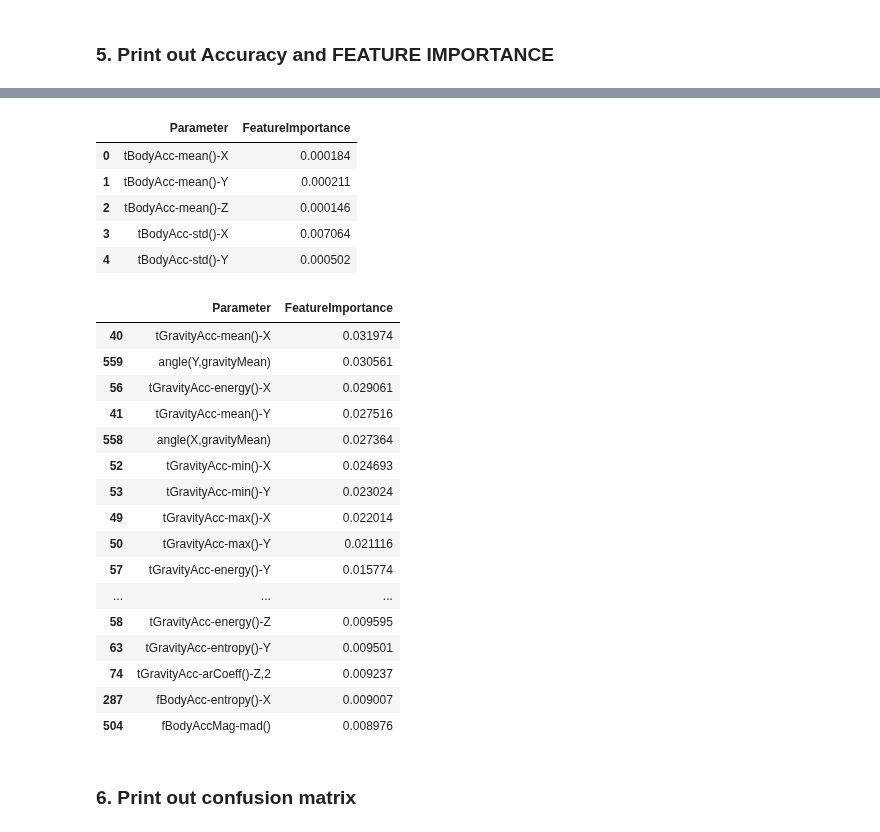
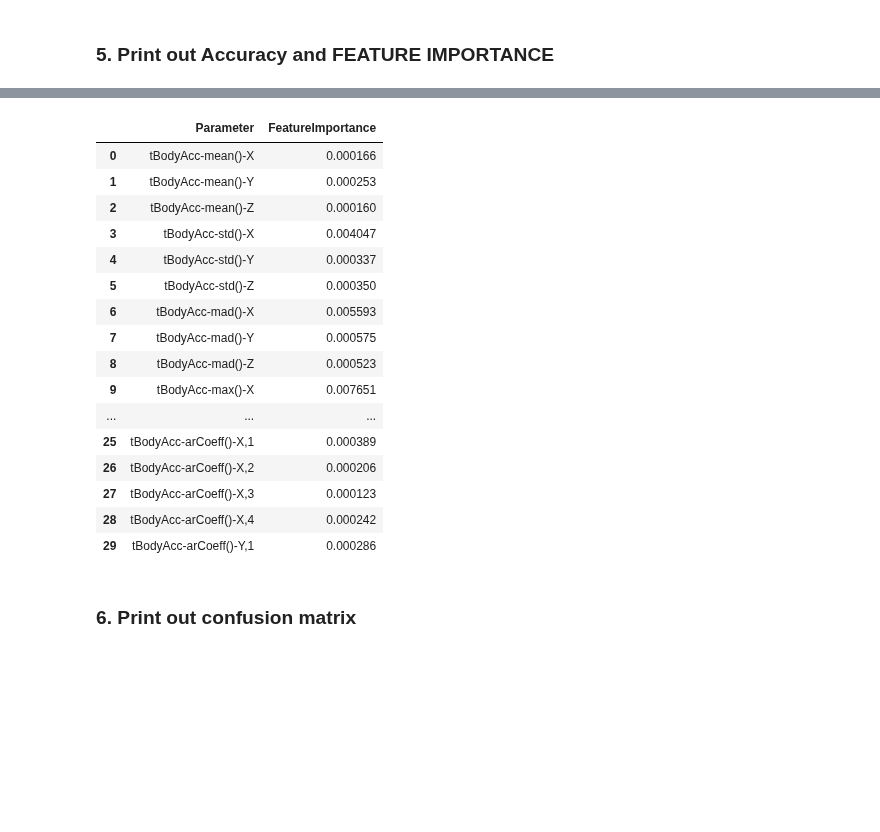
Before and after one commit to Ry3nG/SC1015-Project-Smartphone-Sensor-Privacy-Leak, a Jupyter notebook: RandomForest(Activities).ipynb, the cells around one changed output, grey strips where cells are left out. Drawn from its saved outputs; the diff is of its cells as text; code cells hidden in the pictures; blank space fills up the shorter version.

```diff
--- a/RandomForest(Activities).ipynb
+++ b/RandomForest(Activities).ipynb
@@ -99,38 +99,34 @@ Accuracy using Random forest with hyperparameter tuning :  0.9280624363759755
 # %%
 # print importance
 rf_Model = RandomForestClassifier(max_depth=50, n_estimators=157)
 rf_Model.fit(X_train, y_train)
 d = {'Parameter':X_train.columns,'FeatureImportance':rf_Model.feature_importances_}
 df_importance = pd.DataFrame(d)
-df_importance.head()
+df_importance.head(30)
 # %% [output]
 |  | Parameter | FeatureImportance |
-| 0 | tBodyAcc-mean()-X | 0.000184 |
-| 1 | tBodyAcc-mean()-Y | 0.000211 |
-| 2 | tBodyAcc-mean()-Z | 0.000146 |
-| 3 | tBodyAcc-std()-X | 0.007064 |
-| 4 | tBodyAcc-std()-Y | 0.000502 |
+| 0 | tBodyAcc-mean()-X | 0.000166 |
+| 1 | tBodyAcc-mean()-Y | 0.000253 |
+| 2 | tBodyAcc-mean()-Z | 0.000160 |
+| 3 | tBodyAcc-std()-X | 0.004047 |
+| 4 | tBodyAcc-std()-Y | 0.000337 |
+| 5 | tBodyAcc-std()-Z | 0.000350 |
+| 6 | tBodyAcc-mad()-X | 0.005593 |
+| 7 | tBodyAcc-mad()-Y | 0.000575 |
+| 8 | tBodyAcc-mad()-Z | 0.000523 |
+| 9 | tBodyAcc-max()-X | 0.007651 |
+| ... | ... | ... |
+| 25 | tBodyAcc-arCoeff()-X,1 | 0.000389 |
+| 26 | tBodyAcc-arCoeff()-X,2 | 0.000206 |
+| 27 | tBodyAcc-arCoeff()-X,3 | 0.000123 |
+| 28 | tBodyAcc-arCoeff()-X,4 | 0.000242 |
+| 29 | tBodyAcc-arCoeff()-Y,1 | 0.000286 |
 # %%
 df_importance_sorted = df_importance.sort_values('FeatureImportance', ascending= False)
-df_importance_sorted.head(20)
+df_importance_sorted.head(30)
+
+df_top30 = df_importance_sorted.head(30).reset_index(drop =True)
+df_top200 = df_importance_sorted.head(200).reset_index(drop =True)
-# %% [output]
-|  | Parameter | FeatureImportance |
-| 40 | tGravityAcc-mean()-X | 0.031974 |
-| 559 | angle(Y,gravityMean) | 0.030561 |
-| 56 | tGravityAcc-energy()-X | 0.029061 |
-| 41 | tGravityAcc-mean()-Y | 0.027516 |
-| 558 | angle(X,gravityMean) | 0.027364 |
-| 52 | tGravityAcc-min()-X | 0.024693 |
-| 53 | tGravityAcc-min()-Y | 0.023024 |
-| 49 | tGravityAcc-max()-X | 0.022014 |
-| 50 | tGravityAcc-max()-Y | 0.021116 |
-| 57 | tGravityAcc-energy()-Y | 0.015774 |
-| ... | ... | ... |
-| 58 | tGravityAcc-energy()-Z | 0.009595 |
-| 63 | tGravityAcc-entropy()-Y | 0.009501 |
-| 74 | tGravityAcc-arCoeff()-Z,2 | 0.009237 |
-| 287 | fBodyAcc-entropy()-X | 0.009007 |
-| 504 | fBodyAccMag-mad() | 0.008976 |
 # %% [markdown]
 ### 6. Print out confusion matrix
 # %%
```
Also changed, not shown: parts of 10 cells of this notebook.
